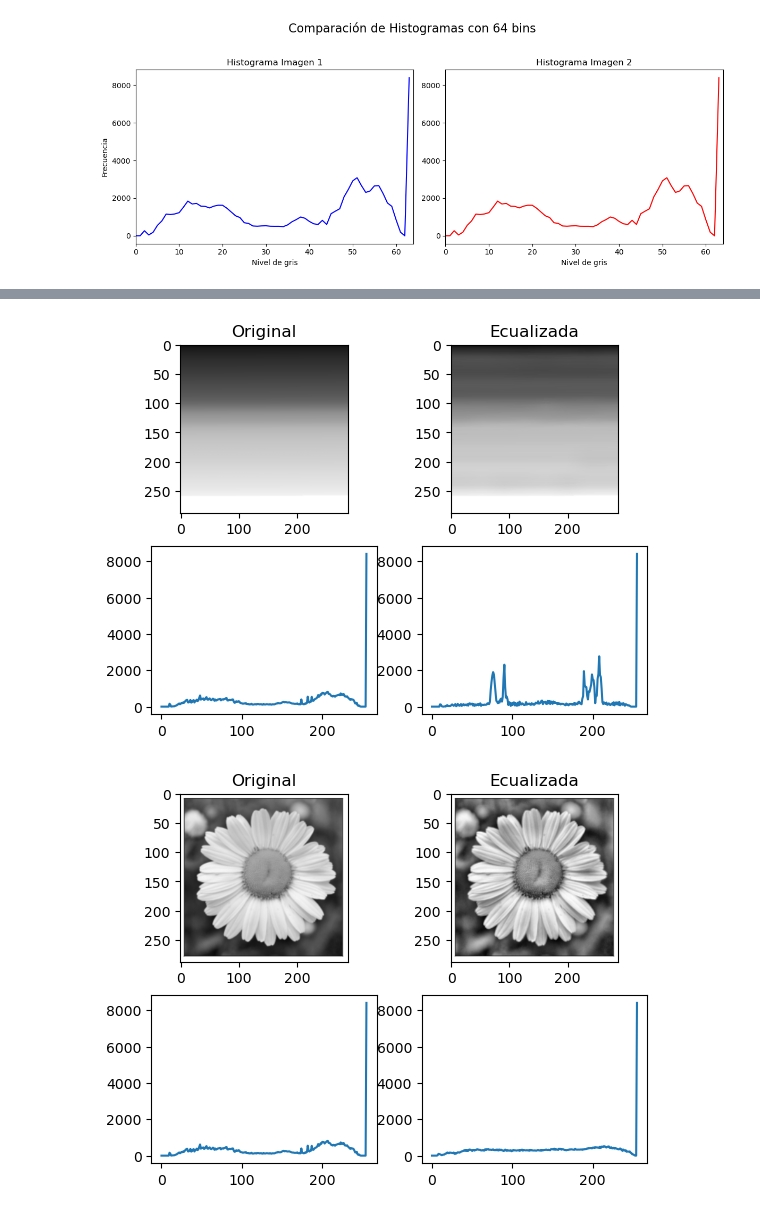
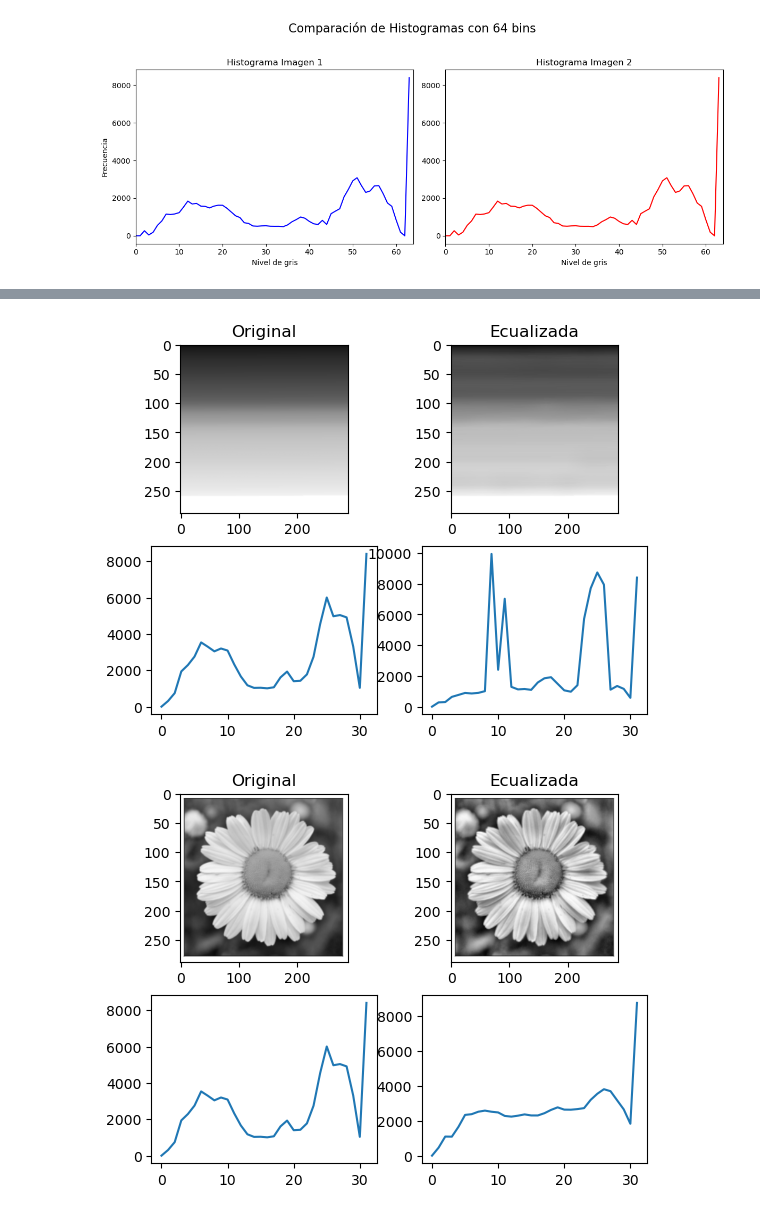
Before and after one commit to Neo820712/vision_computadora_I_ErlinRey, a Jupyter notebook: Material_TPs/TP1/TP1.ipynb, the cells around one changed output, grey strips where cells are left out. Saved outputs shown, nothing was run; the diff lists cells and outputs as text; code cells hidden in the pictures.

```diff
--- a/Material_TPs/TP1/TP1.ipynb
+++ b/Material_TPs/TP1/TP1.ipynb
@@ -126,6 +126,7 @@ for bins in bin_options:
 [figure]
 # %%
 # Nueva figura
+bins= 32
 fig = plt.figure()
 
 # Imagen original
@@ -133,7 +134,7 @@ ax1=plt.subplot(221)
 ax1.imshow(img1_gray, cmap='gray', vmin=0, vmax=255)
 ax1.set_title('Original')
 
-hist1,bins1 = np.histogram(img1_gray.ravel(),256,[0,256])
+hist1,bins1 = np.histogram(img1_gray.ravel(),bins,[0,256])
 ax3=plt.subplot(223)
 ax3.plot(hist1)
 
@@ -143,7 +144,7 @@ ax2=plt.subplot(222)
 ax2.imshow(img_eqzd, cmap='gray', vmin=0, vmax=255)
 ax2.set_title('Ecualizada')
 
-hist2,bins2 = np.histogram(img_eqzd.ravel(),256,[0,256])
+hist2,bins2 = np.histogram(img_eqzd.ravel(),bins,[0,256])
 ax4=plt.subplot(224)
 ax4.plot(hist2)
 
@@ -156,7 +157,7 @@ ax1=plt.subplot(221)
 ax1.imshow(img2_gray, cmap='gray', vmin=0, vmax=255)
 ax1.set_title('Original')
 
-hist1,bins1 = np.histogram(img2_gray.ravel(),256,[0,256])
+hist1,bins1 = np.histogram(img2_gray.ravel(),bins,[0,256])
 ax3=plt.subplot(223)
 ax3.plot(hist1)
 
@@ -166,7 +167,7 @@ ax2=plt.subplot(222)
 ax2.imshow(img_eqzd, cmap='gray', vmin=0, vmax=255)
 ax2.set_title('Ecualizada')
 
-hist2,bins2 = np.histogram(img_eqzd.ravel(),256,[0,256])
+hist2,bins2 = np.histogram(img_eqzd.ravel(),bins,[0,256])
 ax4=plt.subplot(224)
 ax4.plot(hist2)
 
@@ -185,7 +186,7 @@ ax1=plt.subplot(221)
 ax1.imshow(img1_gray, cmap='gray', vmin=0, vmax=255)
 ax1.set_title('Original')
 
-hist1,bins1 = np.histogram(img1_gray.ravel(),256,[0,256])
+hist1,bins1 = np.histogram(img1_gray.ravel(),bins,[0,256])
 ax3=plt.subplot(223)
 ax3.plot(hist1)
 
@@ -196,7 +197,7 @@ ax2=plt.subplot(222)
 ax2.imshow(img_eqzd, cmap='gray', vmin=0, vmax=255)
 ax2.set_title('Ecualizada')
 
-hist2,bins2 = np.histogram(img_eqzd.ravel(),256,[0,256])
+hist2,bins2 = np.histogram(img_eqzd.ravel(),bins,[0,256])
 ax4=plt.subplot(224)
 ax4.plot(hist2)
 
@@ -206,34 +207,34 @@ fig.show()
 #out1 = cv.hconcat([img, img_eqzd])
 #cv.imshow('Clahe', out1)
 
 # Nueva figura
 fig = plt.figure()
 
 # Imagen original
 ax1=plt.subplot(221)
 ax1.imshow(img2_gray, cmap='gray', vmin=0, vmax=255)
 ax1.set_title('Original')
 
-hist1,bins1 = np.histogram(img2_gray.ravel(),256,[0,256])
+hist1,bins1 = np.histogram(img2_gray.ravel(),bins,[0,256])
 ax3=plt.subplot(223)
 ax3.plot(hist1)
 
 # create a CLAHE object (Arguments are optional).
 clahe = cv.createCLAHE(clipLimit=2.0, tileGridSize=(8,8))
 img_eqzd = clahe.apply(img2_gray)
 ax2=plt.subplot(222)
 ax2.imshow(img_eqzd, cmap='gray', vmin=0, vmax=255)
 ax2.set_title('Ecualizada')
 
-hist2,bins2 = np.histogram(img_eqzd.ravel(),256,[0,256])
+hist2,bins2 = np.histogram(img_eqzd.ravel(),bins,[0,256])
 ax4=plt.subplot(224)
 ax4.plot(hist2)
 
 fig.show()
 
 # Mostrar las imagenes lado a lado usando cv2.hconcat
 #out1 = cv.hconcat([img, img_eqzd])
 #cv.imshow('Clahe', out1)
 # %% [output]
-[figure, old version]
+[figure, new version]
-[figure, old version]
+[figure, new version]
```
Also changed, not shown: parts of 1 cell of this notebook.
